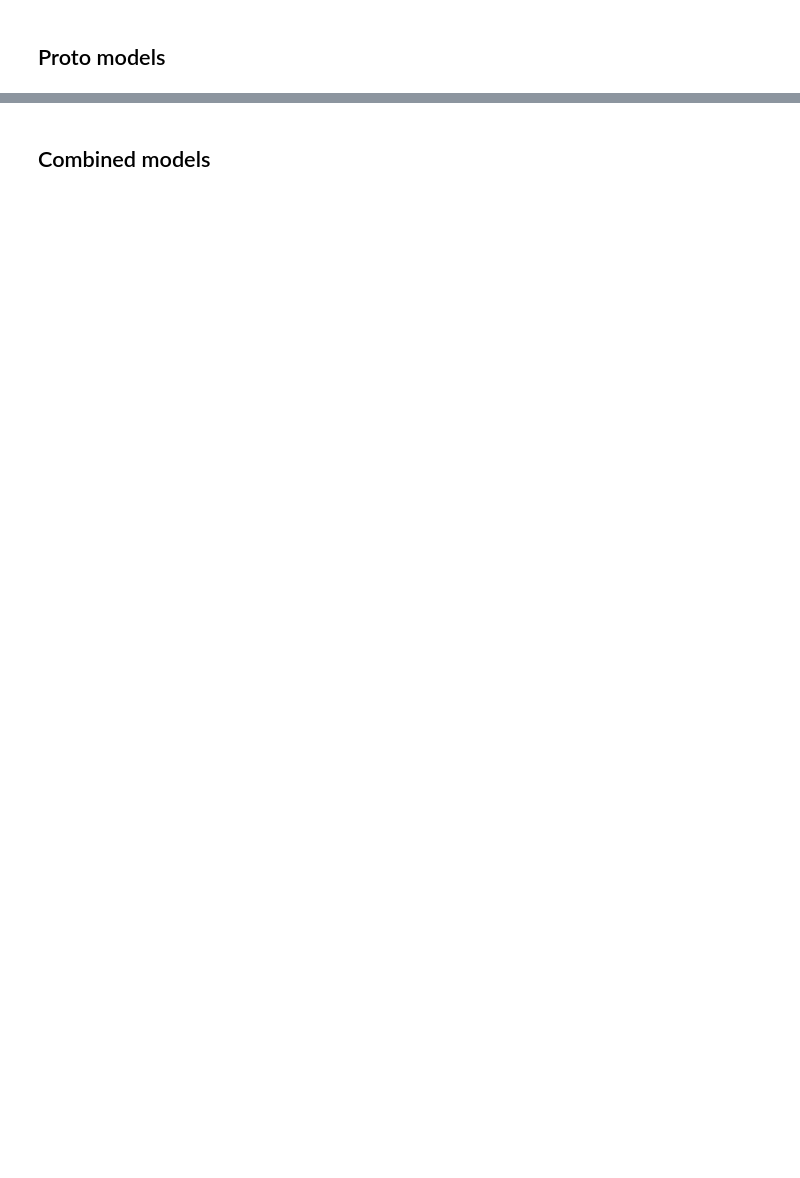
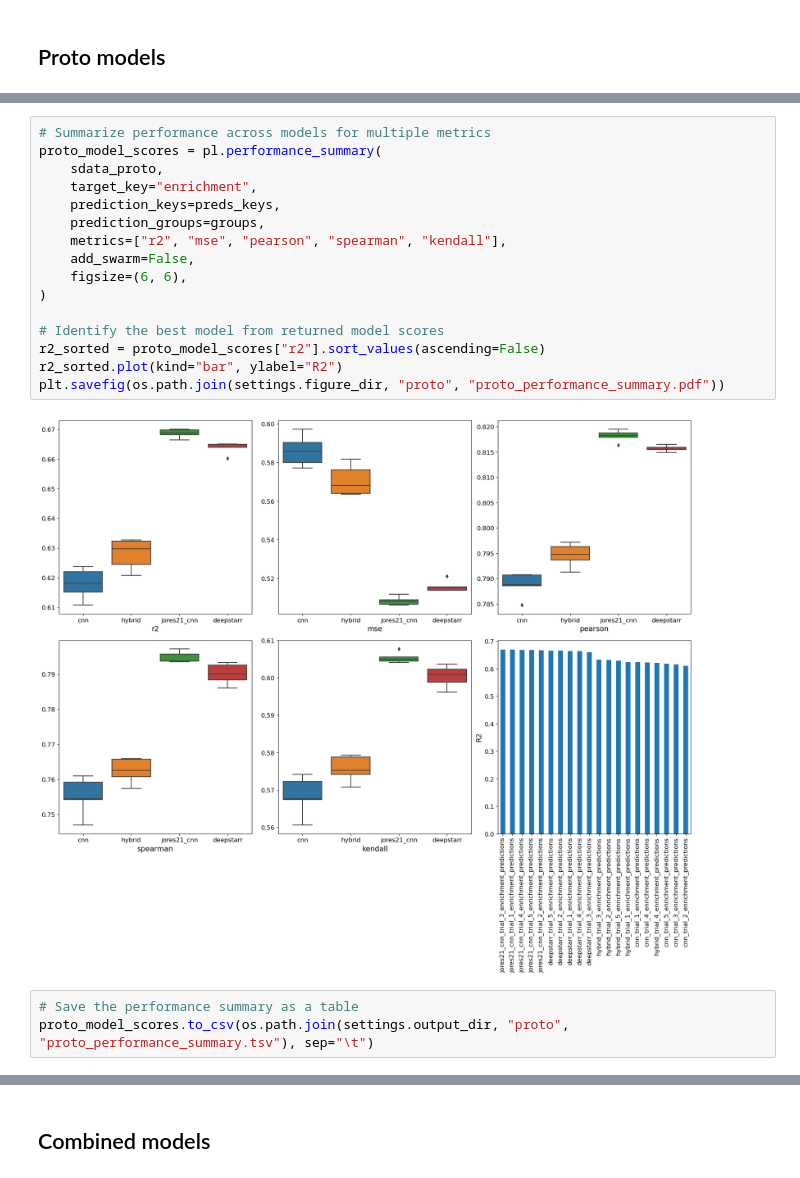
Before and after one commit to ML4GLand/EUGENe_paper, a Jupyter notebook: notebooks/jores21/jores21_plotting.ipynb, the cells around one changed output, grey strips where cells are left out. Drawn from its saved outputs; the diff is of its cells as text; blank space fills up the shorter version.

```diff
--- a/notebooks/jores21/jores21_plotting.ipynb
+++ b/notebooks/jores21/jores21_plotting.ipynb
@@ -290,0 +200,21 @@ Dropping 0 sequences with NaN targets.
+# %%
+# Summarize performance across models for multiple metrics
+proto_model_scores = pl.performance_summary(
+    sdata_proto,
+    target_key="enrichment",
+    prediction_keys=preds_keys,
+    prediction_groups=groups,
+    metrics=["r2", "mse", "pearson", "spearman", "kendall"],
+    add_swarm=False,
+    figsize=(6, 6),
+)
+
+# Identify the best model from returned model scores
+r2_sorted = proto_model_scores["r2"].sort_values(ascending=False)
+r2_sorted.plot(kind="bar", ylabel="R2")
+plt.savefig(os.path.join(settings.figure_dir, "proto", "proto_performance_summary.pdf"))
+# %% [output]
+[figure, added]
+# %%
+# Save the performance summary as a table
+proto_model_scores.to_csv(os.path.join(settings.output_dir, "proto", "proto_performance_summary.tsv"), sep="\t")
```
Also changed, not shown: parts of 90 cells of this notebook, 4 other files.
